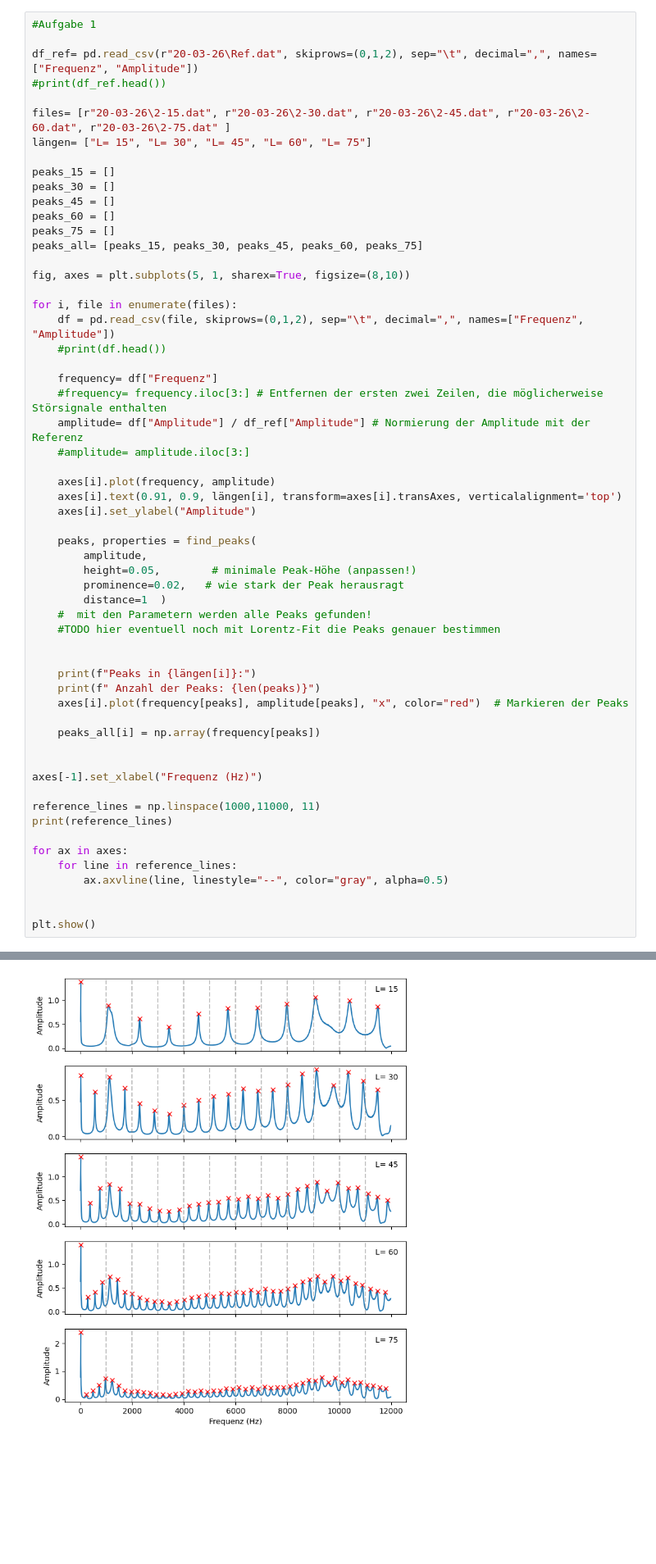
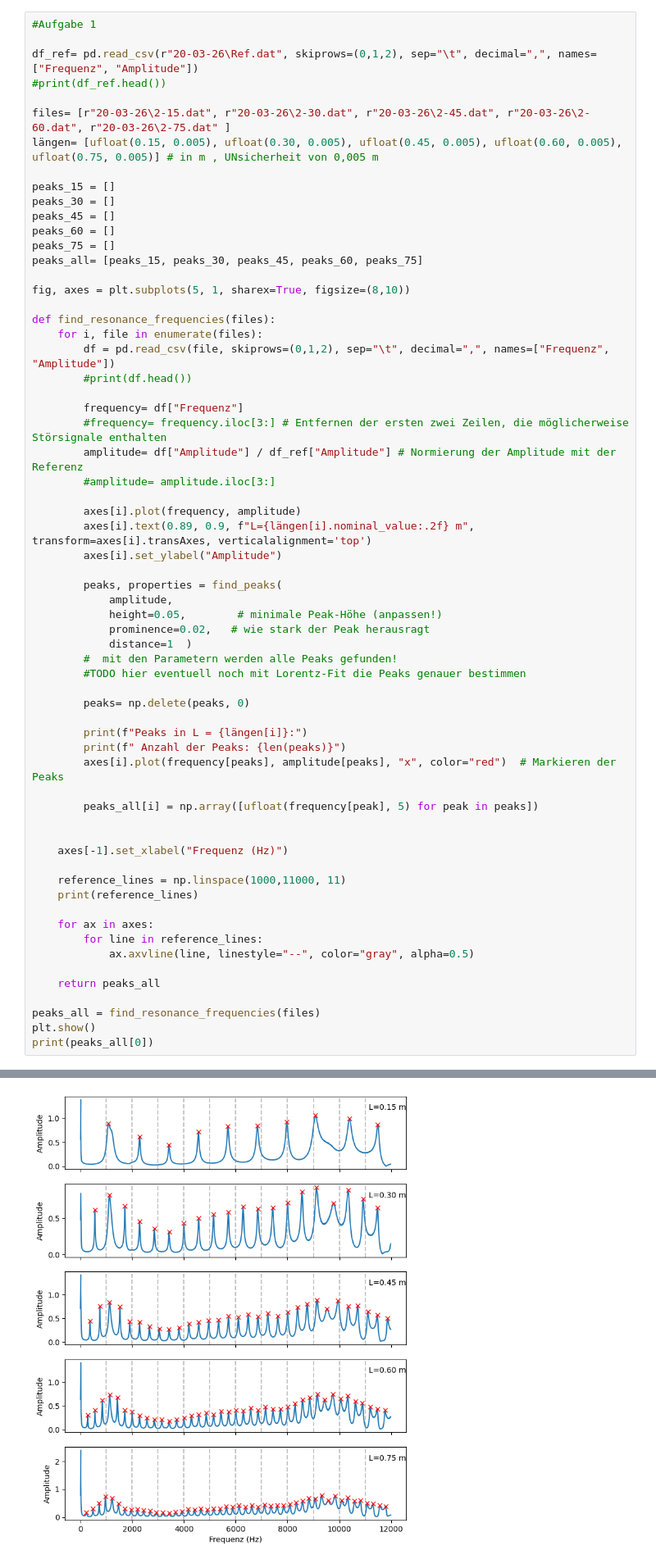
Before and after one commit to celina-coder-beep/F-Praktikum, a Jupyter notebook: 511-Quantenanalogien/Auswertung511.ipynb, the cells around one changed output, grey strips where cells are left out. Shown at 82% size. Saved outputs shown, nothing was run; the diff lists cells and outputs as text; blank space fills up the shorter version.

```diff
--- a/511-Quantenanalogien/Auswertung511.ipynb
+++ b/511-Quantenanalogien/Auswertung511.ipynb
@@ -20,7 +23,7 @@ df_ref= pd.read_csv(r"20-03-26\Ref.dat", skiprows=(0,1,2), sep="\t", decimal=","
 #print(df_ref.head())
 
 files= [r"20-03-26\2-15.dat", r"20-03-26\2-30.dat", r"20-03-26\2-45.dat", r"20-03-26\2-60.dat", r"20-03-26\2-75.dat" ]
-längen= ["L= 15", "L= 30", "L= 45", "L= 60", "L= 75"]
+längen= [ufloat(0.15, 0.005), ufloat(0.30, 0.005), ufloat(0.45, 0.005), ufloat(0.60, 0.005), ufloat(0.75, 0.005)] # in m , UNsicherheit von 0,005 m
 
 peaks_15 = []
 peaks_30 = []
@@ -31,44 +34,49 @@ peaks_all= [peaks_15, peaks_30, peaks_45, peaks_60, peaks_75]
 
 fig, axes = plt.subplots(5, 1, sharex=True, figsize=(8,10))
 
-for i, file in enumerate(files):
-    df = pd.read_csv(file, skiprows=(0,1,2), sep="\t", decimal=",", names=["Frequenz", "Amplitude"])
-    #print(df.head())
+def find_resonance_frequencies(files):
+    for i, file in enumerate(files):
+        df = pd.read_csv(file, skiprows=(0,1,2), sep="\t", decimal=",", names=["Frequenz", "Amplitude"])
+        #print(df.head())
 
-    frequency= df["Frequenz"]
-    #frequency= frequency.iloc[3:] # Entfernen der ersten zwei Zeilen, die möglicherweise Störsignale enthalten
-    amplitude= df["Amplitude"] / df_ref["Amplitude"] # Normierung der Amplitude mit der Referenz
-    #amplitude= amplitude.iloc[3:]
+        frequency= df["Frequenz"]
+        #frequency= frequency.iloc[3:] # Entfernen der ersten zwei Zeilen, die möglicherweise Störsignale enthalten
+        amplitude= df["Amplitude"] / df_ref["Amplitude"] # Normierung der Amplitude mit der Referenz
+        #amplitude= amplitude.iloc[3:]
 
-    axes[i].plot(frequency, amplitude)
-    axes[i].text(0.91, 0.9, längen[i], transform=axes[i].transAxes, verticalalignment='top')
-    axes[i].set_ylabel("Amplitude")
+        axes[i].plot(frequency, amplitude)
+        axes[i].text(0.89, 0.9, f"L={längen[i].nominal_value:.2f} m", transform=axes[i].transAxes, verticalalignment='top')
+        axes[i].set_ylabel("Amplitude")
 
-    peaks, properties = find_peaks(
-        amplitude,
-        height=0.05,        # minimale Peak-Höhe (anpassen!)
-        prominence=0.02,   # wie stark der Peak herausragt
-        distance=1  )
-    #  mit den Parametern werden alle Peaks gefunden!
-    #TODO hier eventuell noch mit Lorentz-Fit die Peaks genauer bestimmen
+        peaks, properties = find_peaks(
+            amplitude,
+            height=0.05,        # minimale Peak-Höhe (anpassen!)
+            prominence=0.02,   # wie stark der Peak herausragt
+            distance=1  )
+        #  mit den Parametern werden alle Peaks gefunden!
+        #TODO hier eventuell noch mit Lorentz-Fit die Peaks genauer bestimmen
+
+        peaks= np.delete(peaks, 0)
+
+        print(f"Peaks in L = {längen[i]}:")
+        print(f" Anzahl der Peaks: {len(peaks)}")
+        axes[i].plot(frequency[peaks], amplitude[peaks], "x", color="red")  # Markieren der Peaks
+
+        peaks_all[i] = np.array([ufloat(frequency[peak], 5) for peak in peaks])
 
 
-    print(f"Peaks in {längen[i]}:")
-    print(f" Anzahl der Peaks: {len(peaks)}")
-    axes[i].plot(frequency[peaks], amplitude[peaks], "x", color="red")  # Markieren der Peaks
+    axes[-1].set_xlabel("Frequenz (Hz)")
 
-    peaks_all[i] = np.array(frequency[peaks])
+    reference_lines = np.linspace(1000,11000, 11)
+    print(reference_lines)
 
+    for ax in axes:
+        for line in reference_lines:
+            ax.axvline(line, linestyle="--", color="gray", alpha=0.5)
 
-axes[-1].set_xlabel("Frequenz (Hz)")
+    return peaks_all
 
-reference_lines = np.linspace(1000,11000, 11)
-print(reference_lines)
-
-for ax in axes:
-    for line in reference_lines:
-        ax.axvline(line, linestyle="--", color="gray", alpha=0.5)
-
-
+peaks_all = find_resonance_frequencies(files)
 plt.show()
+print(peaks_all[0])
 # %% [output]
@@ -85,3 +93,3 @@ Peaks in L= 75:
 [ 1000.  2000.  3000.  4000.  5000.  6000.  7000.  8000.  9000. 10000.
  11000.]
-[figure, old version]
+[figure, new version]
```
Also changed, not shown: parts of 8 cells of this notebook.
